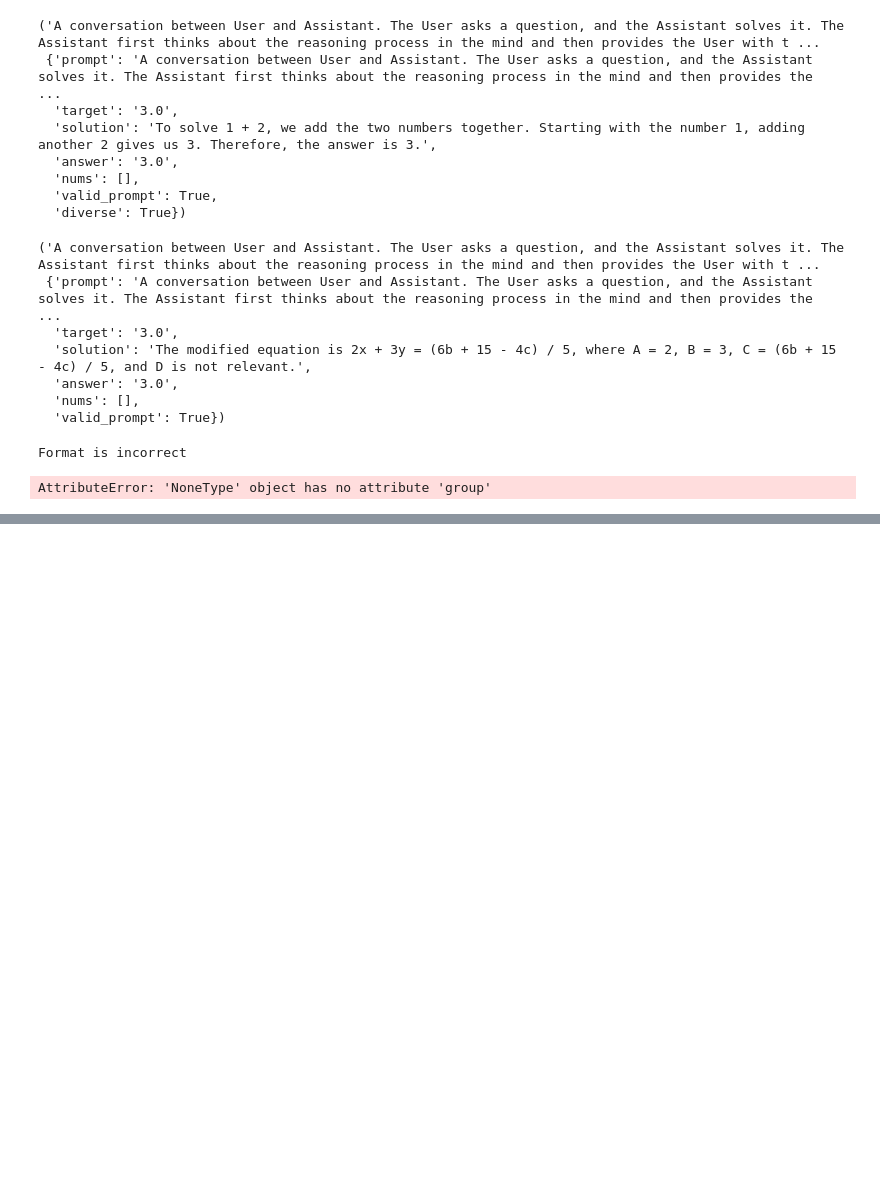
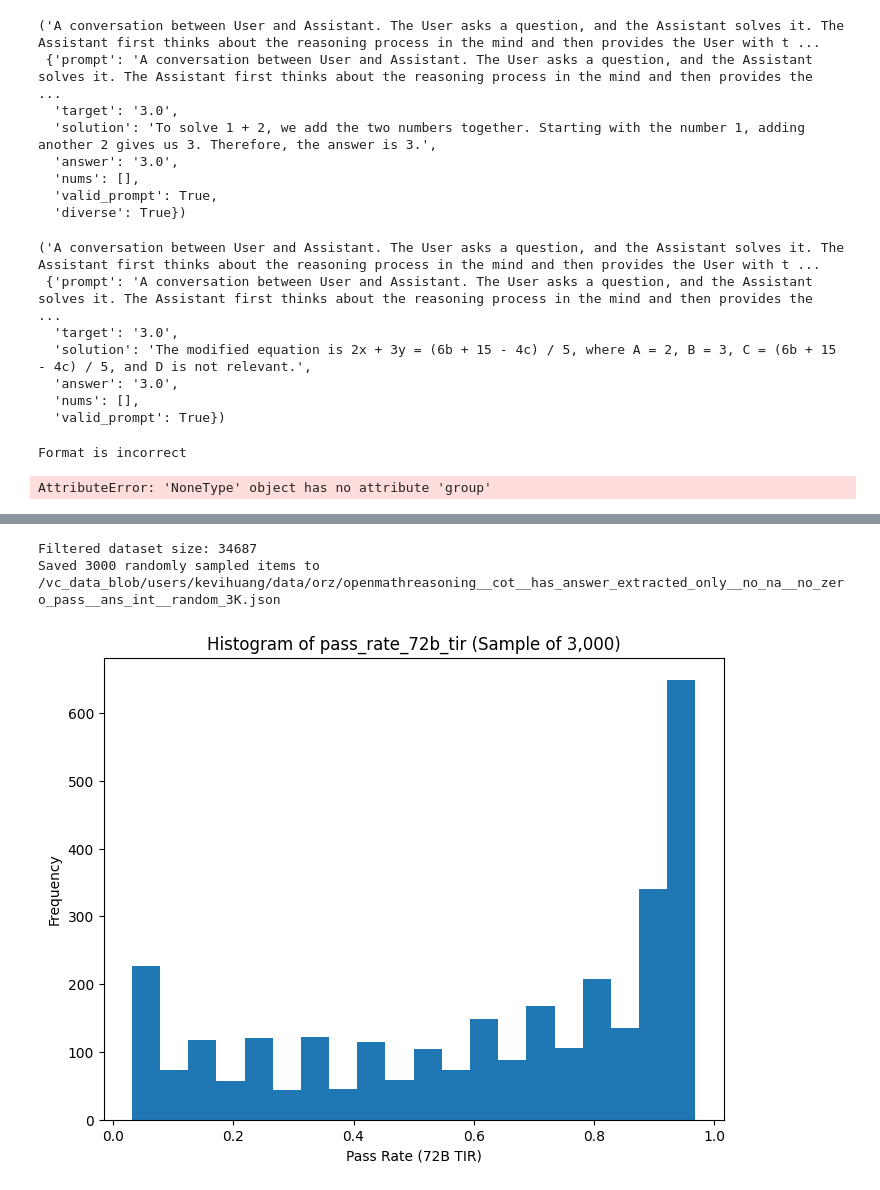
Before and after one commit to KevinH48264/Open-Reasoner-Zero, a Jupyter notebook: experimental/data/inspect.ipynb, the cells around one changed output, grey strips where cells are left out. Cells and saved outputs as stored; diff of their text form; code cells hidden in the pictures; blank space fills up the shorter version.

```diff
--- a/experimental/data/inspect.ipynb
+++ b/experimental/data/inspect.ipynb
@@ -562,0 +1320,14 @@ AttributeError: 'NoneType' object has no attribute 'group'
+# %%
+import json
+import random
+
+# set seed for reproducibility
+random.seed(42)
+
+# file paths
+src_path = "/vc_data_blob/users/kevihuang/data/orz/openmathreasoning__cot__has_answer_extracted_only__no_na__no_zero_pass.json"
+dst_path = "/vc_data_blob/users/kevihuang/data/orz/openmathreasoning__cot__has_answer_extracted_only__no_na__no_zero_pass__ans_int__random_3K.json"
+
+# load the full dataset
+with open(src_path, "r", encoding="utf-8") as f:
+    data = json.load(f)
@@ -562,0 +1351,52 @@ AttributeError: 'NoneType' object has no attribute 'group'
+# %%
+# filter out entries where x['expected_answer'] cannot be converted to a float
+def is_float(value):
+    try:
+        int(value)
+        return True
+    except (ValueError, TypeError):
+        return False
+
+data = [
+    entry for entry in data
+    if is_float(entry[1]["ground_truth"]["value"])
+]
+print(f"Filtered dataset size: {len(data)}")
+
+# sample 3,000 items
+sampled = random.sample(data, 3000)
+
+# write out the sample
+with open(dst_path, "w", encoding="utf-8") as f:
+    json.dump(sampled, f, ensure_ascii=False, indent=2)
+
+print(f"Saved {len(sampled)} randomly sampled items to {dst_path}")
+# %% [output]
+Filtered dataset size: 34687
+Saved 3000 randomly sampled items to /vc_data_blob/users/kevihuang/data/orz/openmathreasoning__cot__has_answer_extracted_only__no_na__no_zero_pass__ans_int__random_3K.json
+# %%
+import json
+import pandas as pd
+import matplotlib.pyplot as plt
+
+# Load the 3K-sample dataset
+sample_path = "/vc_data_blob/users/kevihuang/data/orz/openmathreasoning__cot__has_answer_extracted_only__no_na__no_zero_pass__ans_int__random_3K.json"
+with open(sample_path, "r", encoding="utf-8") as f:
+    conversations = json.load(f)
+
+# Extract pass_rate_72b_tir from each record
+rates = [entry[2]["pass_rate_72b_tir"] for entry in conversations]
+
+# Create a Series to leverage dropna
+rates_series = pd.Series(rates)
+rates_numeric = pd.to_numeric(rates_series, errors="coerce").dropna()
+
+# Plot histogram
+plt.figure(figsize=(8, 6))
+plt.hist(rates_numeric, bins=20)
+plt.title("Histogram of pass_rate_72b_tir (Sample of 3,000)")
+plt.xlabel("Pass Rate (72B TIR)")
+plt.ylabel("Frequency")
+plt.show()
+# %% [output]
+[figure, added]
```
Also changed, not shown: parts of 42 cells of this notebook, 12 other files.
